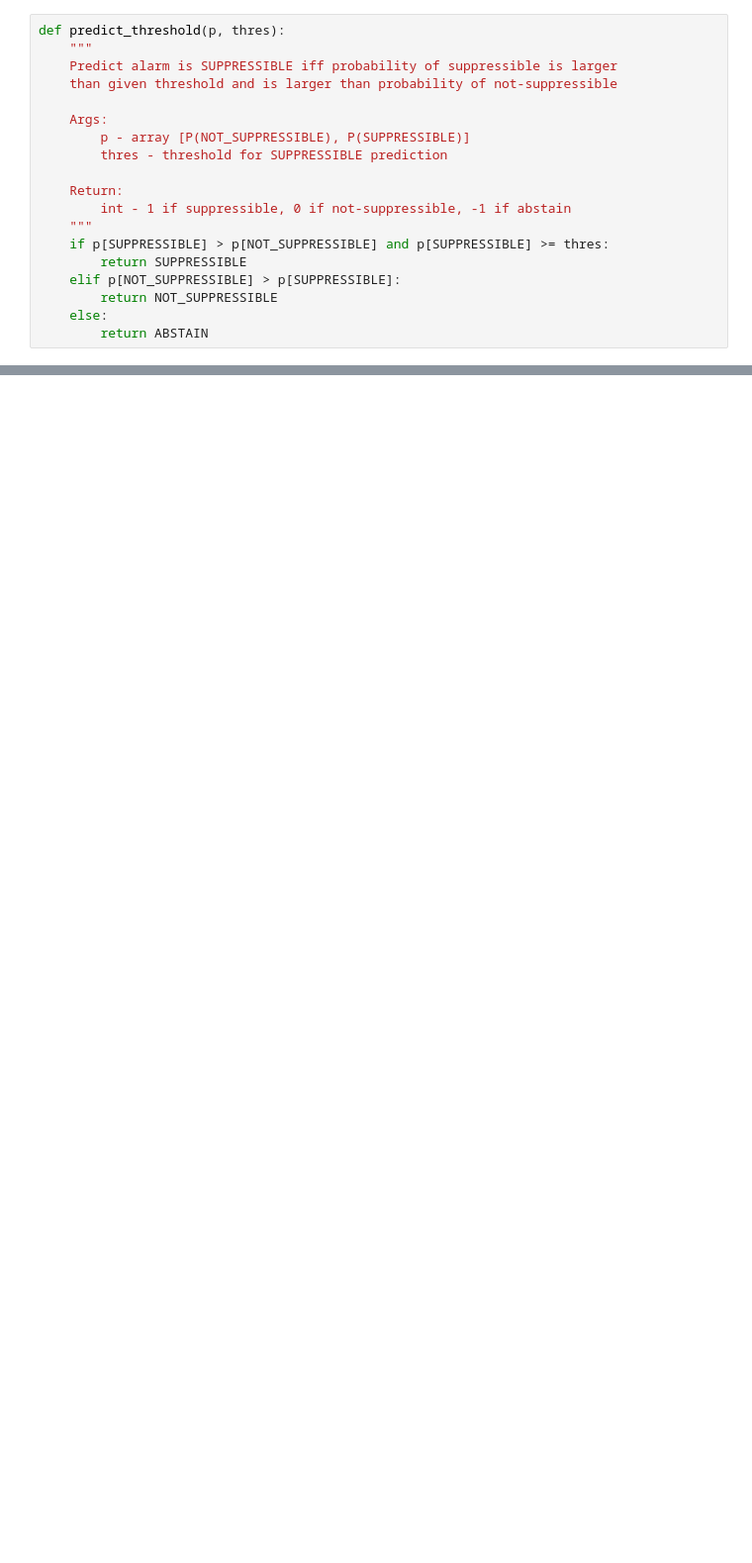
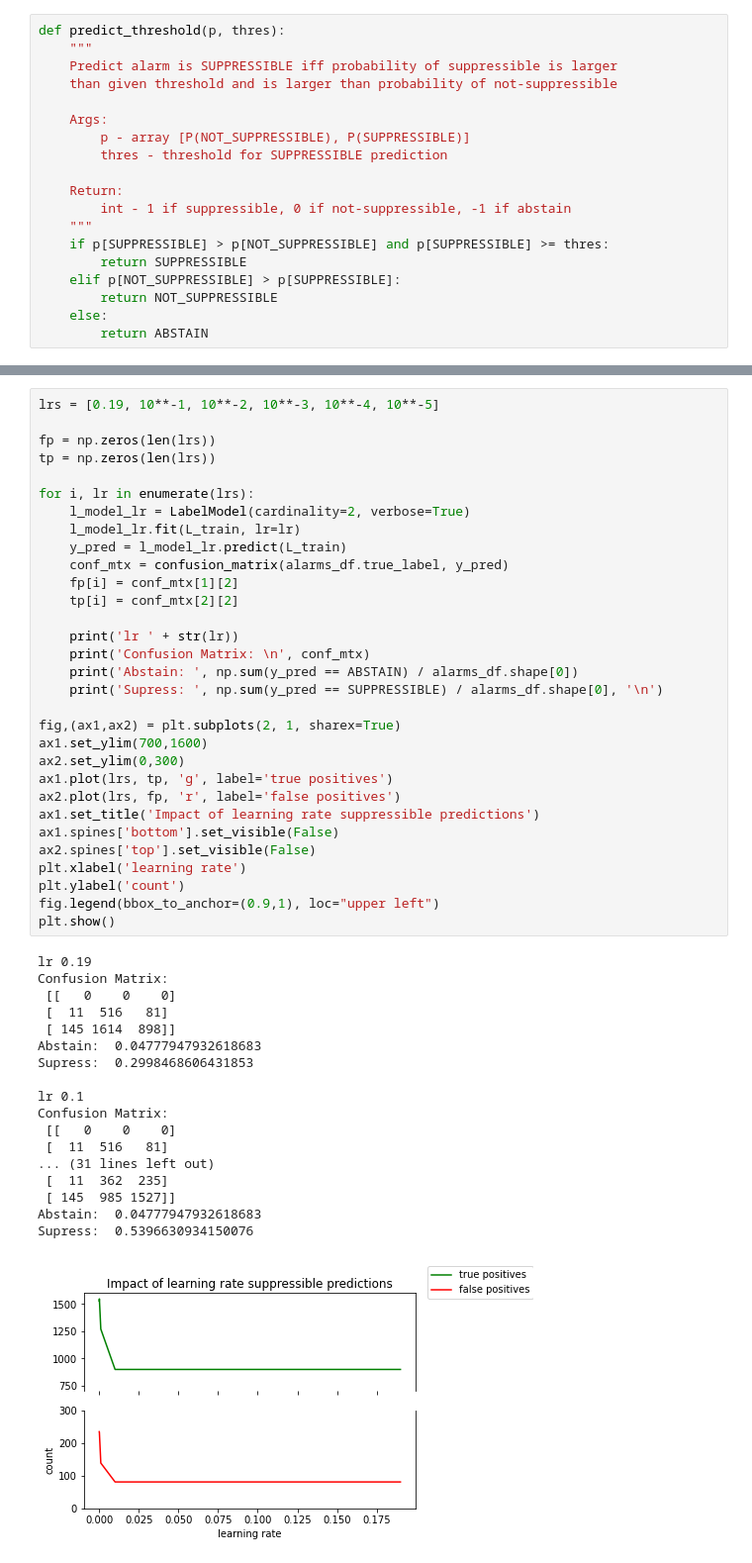
Before and after one commit to sfpugh/smart-alarm-learning-labels, a Jupyter notebook: learn_labels.ipynb, the cells around one changed output, grey strips where cells are left out. Shown: that part at 99% size. Saved outputs shown, nothing was run; the diff lists cells and outputs as text; blank space fills up the shorter version.

```diff
--- a/learn_labels.ipynb
+++ b/learn_labels.ipynb
@@ -1013,0 +1162,50 @@ for n_epochs in epochs_range:
+# %%
+lrs = [0.19, 10**-1, 10**-2, 10**-3, 10**-4, 10**-5]
+
+fp = np.zeros(len(lrs))
+tp = np.zeros(len(lrs))
+
+for i, lr in enumerate(lrs):
+    l_model_lr = LabelModel(cardinality=2, verbose=True)
+    l_model_lr.fit(L_train, lr=lr)
+    y_pred = l_model_lr.predict(L_train)
+    conf_mtx = confusion_matrix(alarms_df.true_label, y_pred)
+    fp[i] = conf_mtx[1][2]
+    tp[i] = conf_mtx[2][2]
+
+    print('lr ' + str(lr))
+    print('Confusion Matrix: \n', conf_mtx)
+    print('Abstain: ', np.sum(y_pred == ABSTAIN) / alarms_df.shape[0])
+    print('Supress: ', np.sum(y_pred == SUPPRESSIBLE) / alarms_df.shape[0], '\n')
+
+fig,(ax1,ax2) = plt.subplots(2, 1, sharex=True)
+ax1.set_ylim(700,1600)
+ax2.set_ylim(0,300)
+ax1.plot(lrs, tp, 'g', label='true positives')
+ax2.plot(lrs, fp, 'r', label='false positives')
+ax1.set_title('Impact of learning rate suppressible predictions')
+ax1.spines['bottom'].set_visible(False)
+ax2.spines['top'].set_visible(False)
+plt.xlabel('learning rate')
+plt.ylabel('count')
+fig.legend(bbox_to_anchor=(0.9,1), loc="upper left")
+plt.show()
+# %% [output]
+lr 0.19
+Confusion Matrix:
+ [[   0    0    0]
+ [  11  516   81]
+ [ 145 1614  898]]
+Abstain:  0.04777947932618683
+Supress:  0.2998468606431853
+
+lr 0.1
+Confusion Matrix:
+ [[   0    0    0]
+ [  11  516   81]
+... (31 lines left out)
+ [  11  362  235]
+ [ 145  985 1527]]
+Abstain:  0.04777947932618683
+Supress:  0.5396630934150076
+[figure, added]
```
Also changed, not shown: parts of 42 cells of this notebook.
